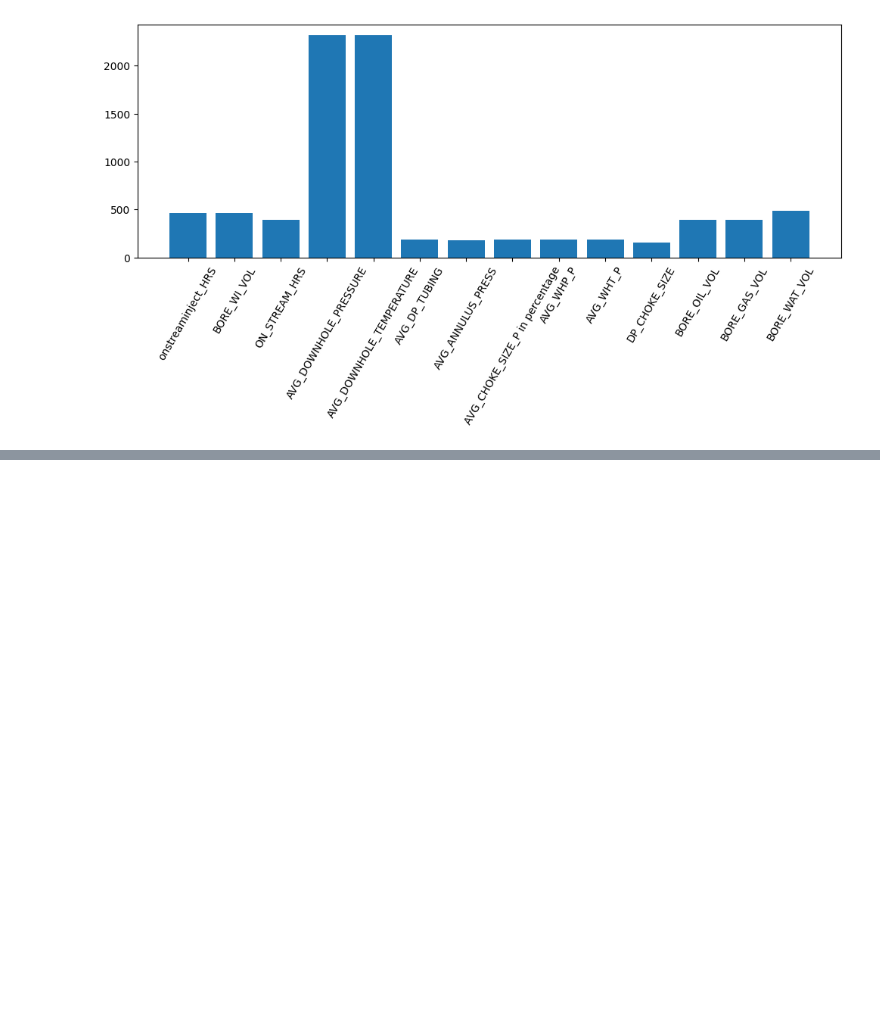
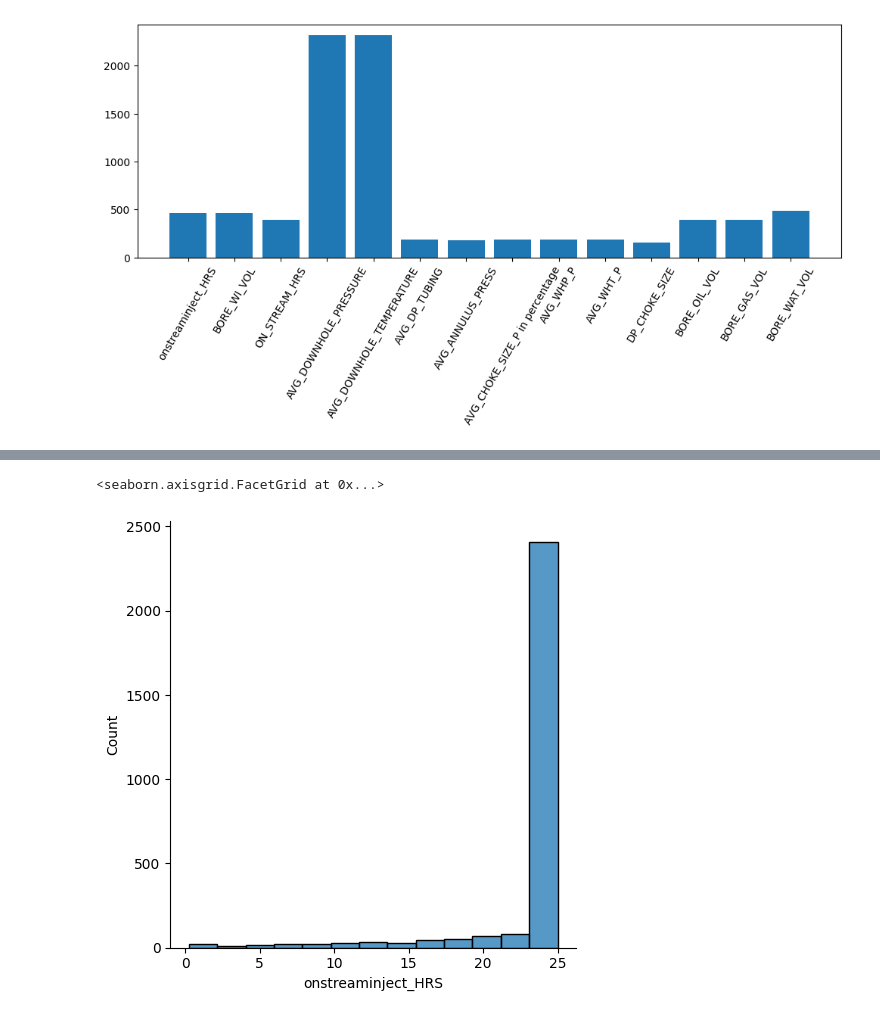
Before and after one commit to edisonc57/Practical-course-Python, a Jupyter notebook: Python_Oil_&_Gas_3.ipynb, the cells around one changed output, grey strips where cells are left out. Cells and saved outputs as stored; diff of their text form; code cells hidden in the pictures; blank space fills up the shorter version.

```diff
--- a/Python_Oil_&_Gas_3.ipynb
+++ b/Python_Oil_&_Gas_3.ipynb
@@ -262,0 +290,5 @@ plt.xticks(rotation=60)
+# %%
+sns.displot(df_nullhandled[df_nullhandled['onstreaminject_HRS'] > 0]['onstreaminject_HRS'])
+# %% [output]
+<seaborn.axisgrid.FacetGrid at 0x...>
+[figure, added]
```
Also changed, not shown: parts of 19 cells of this notebook.
